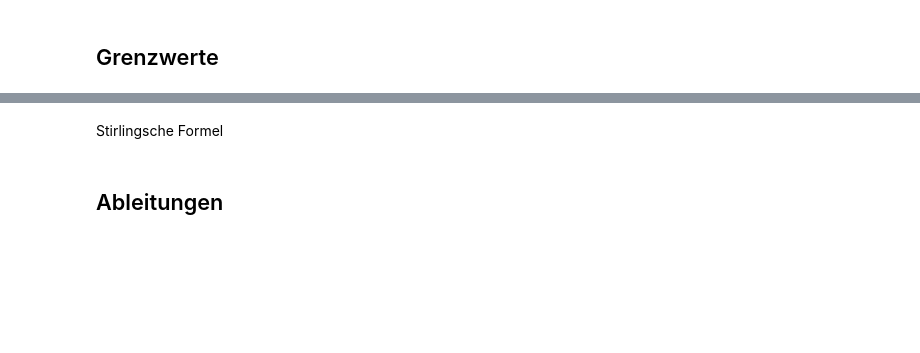
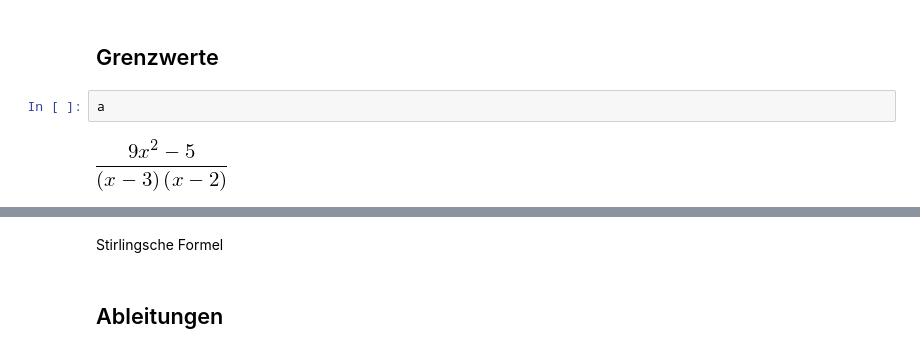
Before and after one commit to Ruediger-Braun/compana16, a Jupyter notebook: Lektion02.ipynb, the cells around one changed output, grey strips where cells are left out. Cells and saved outputs as stored; diff of their text form; blank space fills up the shorter version.

```diff
--- a/Lektion02.ipynb
+++ b/Lektion02.ipynb
@@ -84,4 +152,8 @@ c.subs(x,1)
 # %% [markdown]
 ## Grenzwerte
+# %%
+a
+# %% [output]
+[figure, added]
 # %%
 a.limit(x, 2)
```
Also changed, not shown: parts of 73 cells of this notebook.
